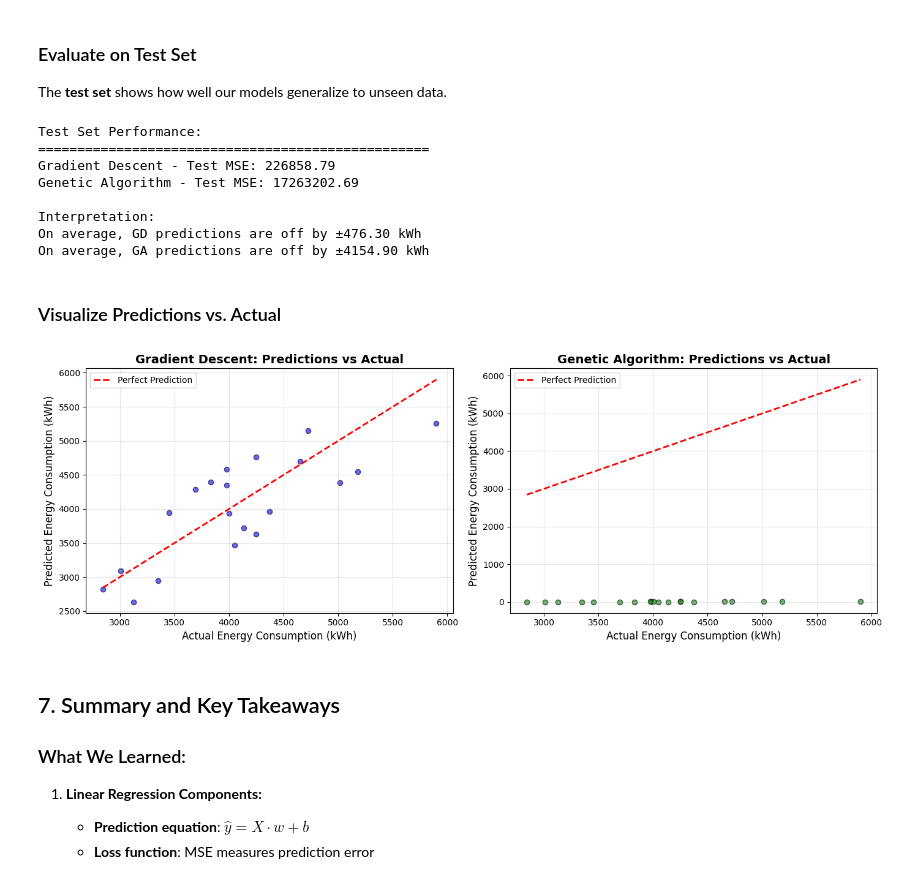
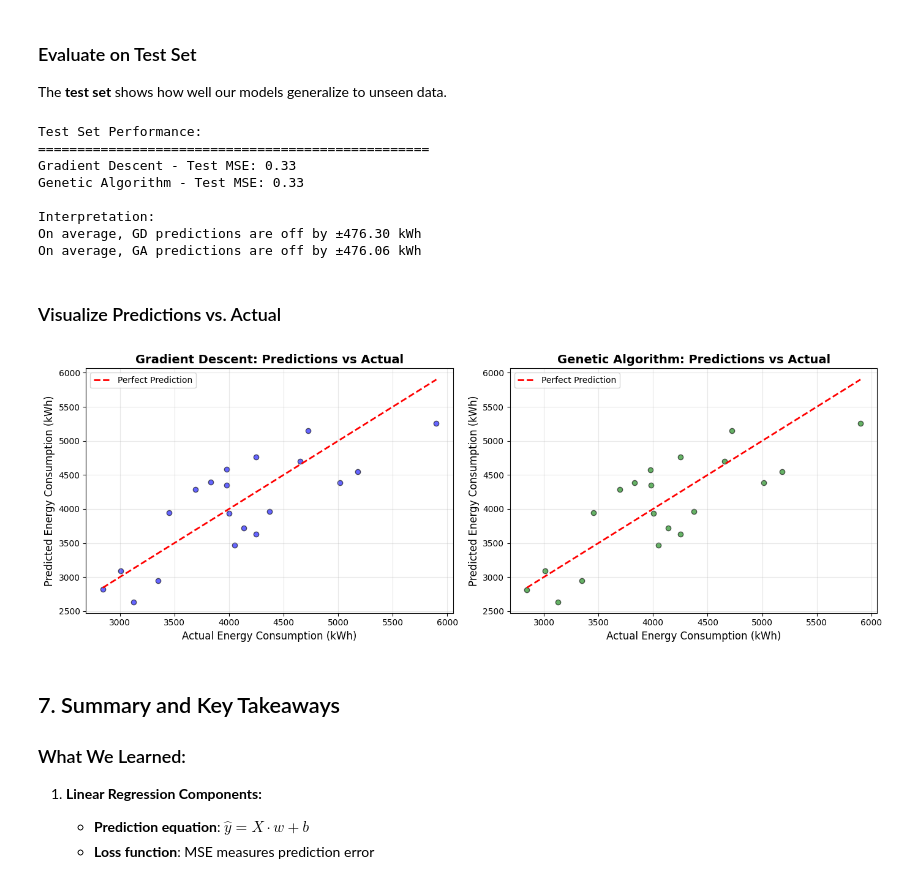
Before and after one commit to WAT-ai/F25-Zero-to-ML-Workshops, a Jupyter notebook: numpy-optimization.ipynb, the cells around one changed output. Drawn from its saved outputs; the diff is of its cells as text; code cells hidden in the pictures.

```diff
--- a/numpy-optimization.ipynb
+++ b/numpy-optimization.ipynb
@@ -87,6 +87,12 @@ Also, normalisation means we don't have issues if we convert the units of a feat
 X_mean = np.mean(X, axis=0)
 X_std = np.std(X, axis=0)
 X_normalized = (X - X_mean) / X_std
+
+# Normalize target (mean=0, std=1)
+# CHANGED: Added target normalization to help Genetic Algorithm converge
+y_mean = np.mean(y)
+y_std = np.std(y)
+y_normalized = (y - y_mean) / y_std
 
 print("Before normalization:")
 print(f"Mean: {np.mean(X, axis=0)}")
@@ -116,10 +122,12 @@ QUESTION: why can't we just use all the data for training?
 split_idx = int(0.8 * len(X_normalized))
 
 X_train = X_normalized[:split_idx]
-y_train = y[:split_idx]
+# CHANGED: Use normalized target for training
+y_train = y_normalized[:split_idx]
 
 X_test = X_normalized[split_idx:]
-y_test = y[split_idx:]
+# CHANGED: Use normalized target for testing
+y_test = y_normalized[split_idx:]
 
 print(f"Training set: {X_train.shape[0]} samples")
 print(f"Test set: {X_test.shape[0]} samples")
@@ -460,49 +468,59 @@ print("=" * 50)
 print(f"Gradient Descent - Test MSE: {gd_test_loss:.2f}")
 print(f"Genetic Algorithm - Test MSE: {ga_test_loss:.2f}")
 print("\nInterpretation:")
-print(f"On average, GD predictions are off by ±{np.sqrt(gd_test_loss):.2f} kWh")
-print(f"On average, GA predictions are off by ±{np.sqrt(ga_test_loss):.2f} kWh")
+# Denormalize RMSE to get back to kWh
+# CHANGED: Denormalize the error to interpret in original units (kWh)
+gd_rmse = np.sqrt(gd_test_loss) * y_std
+ga_rmse = np.sqrt(ga_test_loss) * y_std
+print(f"On average, GD predictions are off by ±{gd_rmse:.2f} kWh")
+print(f"On average, GA predictions are off by ±{ga_rmse:.2f} kWh")
 # %% [output]
 Test Set Performance:
 ==================================================
-Gradient Descent - Test MSE: 226858.79
-Genetic Algorithm - Test MSE: 17263202.69
+Gradient Descent - Test MSE: 0.33
+Genetic Algorithm - Test MSE: 0.33
 
 Interpretation:
 On average, GD predictions are off by ±476.30 kWh
-On average, GA predictions are off by ±4154.90 kWh
+On average, GA predictions are off by ±476.06 kWh
 # %% [markdown]
 ### Visualize Predictions vs. Actual
 # %%
+# Denormalize for plotting
+# CHANGED: Denormalize predictions and actual values for plotting
+y_test_orig = y_test * y_std + y_mean
+gd_pred_orig = gd_test_pred * y_std + y_mean
+ga_pred_orig = ga_test_pred * y_std + y_mean
+
 # Plot predictions vs actual
 plt.figure(figsize=(14, 5))
 
 # Gradient Descent
 plt.subplot(1, 2, 1)
-plt.scatter(y_test, gd_test_pred, alpha=0.6, color='blue', edgecolors='black')
-plt.plot([y_test.min(), y_test.max()], [y_test.min(), y_test.max()],
+plt.scatter(y_test_orig, gd_pred_orig, alpha=0.6, color='blue', edgecolors='black')
+plt.plot([y_test_orig.min(), y_test_orig.max()], [y_test_orig.min(), y_test_orig.max()],
          'r--', linewidth=2, label='Perfect Prediction')
 plt.xlabel('Actual Energy Consumption (kWh)', fontsize=12)
 plt.ylabel('Predicted Energy Consumption (kWh)', fontsize=12)
 plt.title('Gradient Descent: Predictions vs Actual', fontsize=14, fontweight='bold')
 plt.legend()
 plt.grid(alpha=0.3)
 
 # Genetic Algorithm
 plt.subplot(1, 2, 2)
-plt.scatter(y_test, ga_test_pred, alpha=0.6, color='green', edgecolors='black')
-plt.plot([y_test.min(), y_test.max()], [y_test.min(), y_test.max()],
+plt.scatter(y_test_orig, ga_pred_orig, alpha=0.6, color='green', edgecolors='black')
+plt.plot([y_test_orig.min(), y_test_orig.max()], [y_test_orig.min(), y_test_orig.max()],
          'r--', linewidth=2, label='Perfect Prediction')
 plt.xlabel('Actual Energy Consumption (kWh)', fontsize=12)
 plt.ylabel('Predicted Energy Consumption (kWh)', fontsize=12)
 plt.title('Genetic Algorithm: Predictions vs Actual', fontsize=14, fontweight='bold')
 plt.legend()
 plt.grid(alpha=0.3)
 
 plt.tight_layout()
 plt.show()
 # %% [output]
-[figure, old version]
+[figure, new version]
 # %% [markdown]
 ## 7. Summary and Key Takeaways
 
```
Also changed, not shown: parts of 5 cells of this notebook, 2 other files.
